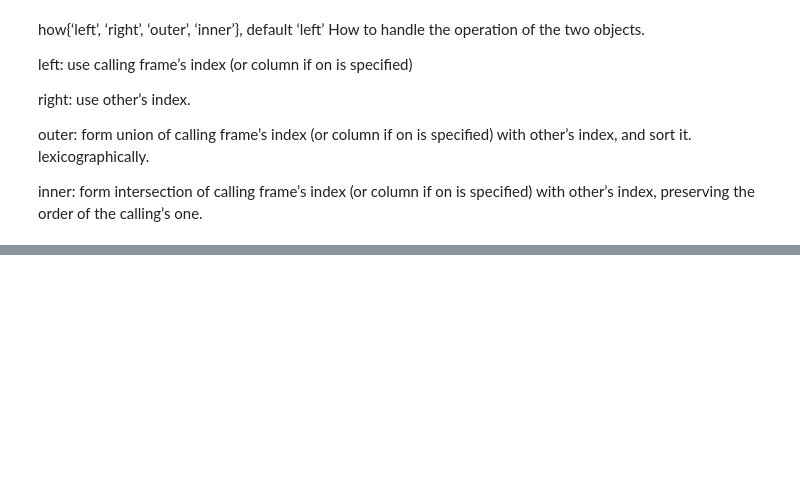
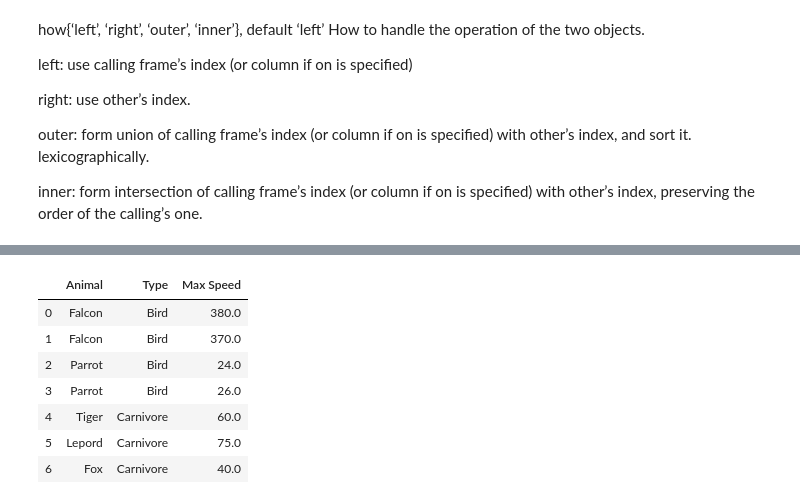
Before and after one commit to dsreenat/sperloon, a Jupyter notebook: Python Pandas.ipynb, the cells around one changed output, grey strips where cells are left out. Cells and saved outputs as stored; diff of their text form; code cells hidden in the pictures; blank space fills up the shorter version.

```diff
--- a/Python Pandas.ipynb
+++ b/Python Pandas.ipynb
@@ -677,0 +706,4 @@ inner: form intersection of calling frame’s index (or column if on is specifie
+# %%
+Animals = pd.DataFrame({'Animal': ['Falcon', 'Falcon','Parrot', 'Parrot','Tiger','Lepord','Fox'],
+                        'Type' : ['Bird','Bird','Bird','Bird','Carnivore','Carnivore','Carnivore'],
+                   'Max Speed': [380., 370., 24., 26.,60.0,75.0,40.0]})
@@ -677,0 +756,11 @@ inner: form intersection of calling frame’s index (or column if on is specifie
+# %%
+Animals
+# %% [output]
+|  | Animal | Type | Max Speed |
+| 0 | Falcon | Bird | 380.0 |
+| 1 | Falcon | Bird | 370.0 |
+| 2 | Parrot | Bird | 24.0 |
+| 3 | Parrot | Bird | 26.0 |
+| 4 | Tiger | Carnivore | 60.0 |
+| 5 | Lepord | Carnivore | 75.0 |
+| 6 | Fox | Carnivore | 40.0 |
```
Also changed, not shown: parts of 46 cells of this notebook, 1 other file.
